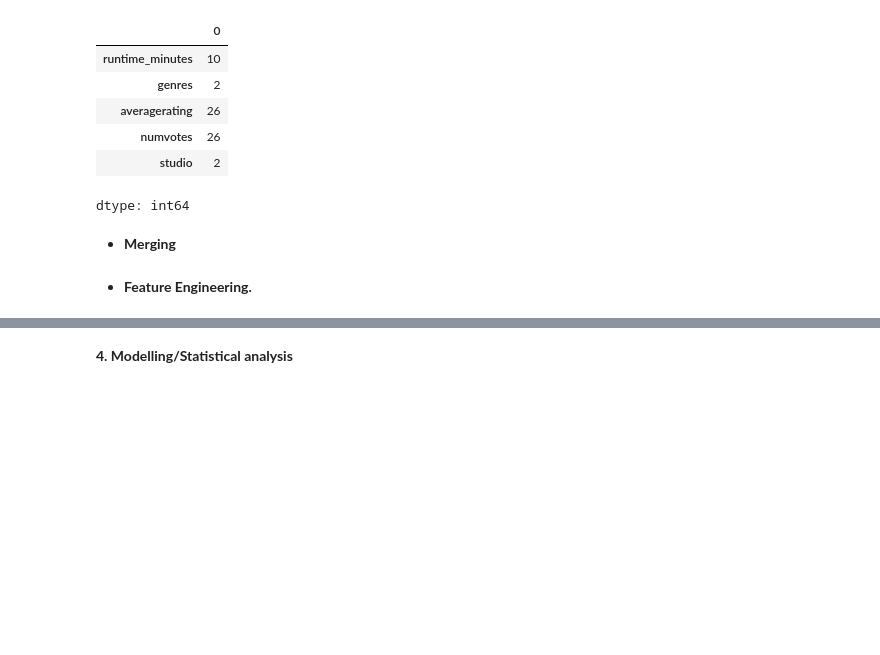
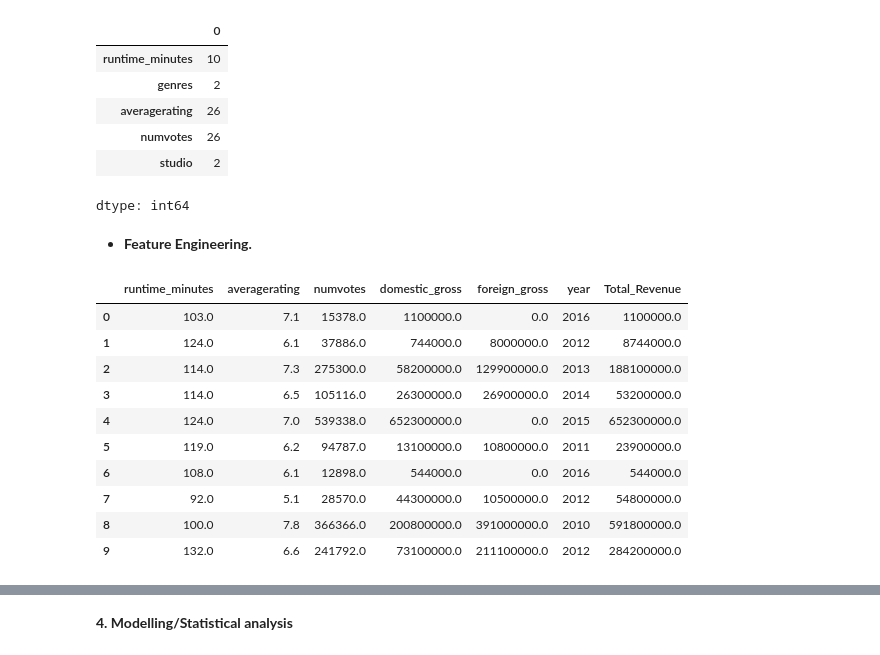
Before and after one commit to JoelKy-coder/Group_one_Phase_Two_Project, a Jupyter notebook: Group one phase 2.ipynb, the cells around one changed output, grey strips where cells are left out. Saved outputs shown, nothing was run; the diff lists cells and outputs as text; code cells hidden in the pictures; blank space fills up the shorter version.

```diff
--- a/Group one phase 2.ipynb
+++ b/Group one phase 2.ipynb
@@ -407,7 +407,5 @@ missing_cols
 | numvotes | 26 |
 | studio | 2 |
 dtype: int64
-# %% [markdown]
-* **Merging**
 # %% [markdown]
 * **Feature Engineering.**
@@ -413,0 +414,15 @@ dtype: int64
+# %%
+num_vars= DF.select_dtypes('number')
+num_vars.head(10)
+# %% [output]
+|  | runtime_minutes | averagerating | numvotes | domestic_gross | foreign_gross | year | Total_Revenue |
+| 0 | 103.0 | 7.1 | 15378.0 | 1100000.0 | 0.0 | 2016 | 1100000.0 |
+| 1 | 124.0 | 6.1 | 37886.0 | 744000.0 | 8000000.0 | 2012 | 8744000.0 |
+| 2 | 114.0 | 7.3 | 275300.0 | 58200000.0 | 129900000.0 | 2013 | 188100000.0 |
+| 3 | 114.0 | 6.5 | 105116.0 | 26300000.0 | 26900000.0 | 2014 | 53200000.0 |
+| 4 | 124.0 | 7.0 | 539338.0 | 652300000.0 | 0.0 | 2015 | 652300000.0 |
+| 5 | 119.0 | 6.2 | 94787.0 | 13100000.0 | 10800000.0 | 2011 | 23900000.0 |
+| 6 | 108.0 | 6.1 | 12898.0 | 544000.0 | 0.0 | 2016 | 544000.0 |
+| 7 | 92.0 | 5.1 | 28570.0 | 44300000.0 | 10500000.0 | 2012 | 54800000.0 |
+| 8 | 100.0 | 7.8 | 366366.0 | 200800000.0 | 391000000.0 | 2010 | 591800000.0 |
+| 9 | 132.0 | 6.6 | 241792.0 | 73100000.0 | 211100000.0 | 2012 | 284200000.0 |
```
Also changed, not shown: parts of 12 cells of this notebook.
